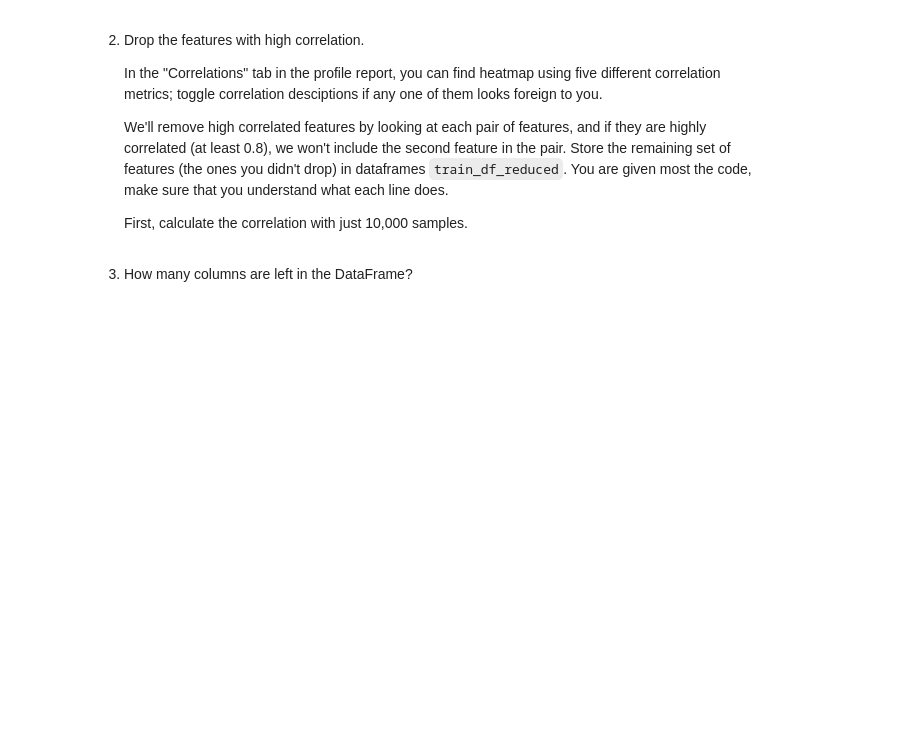
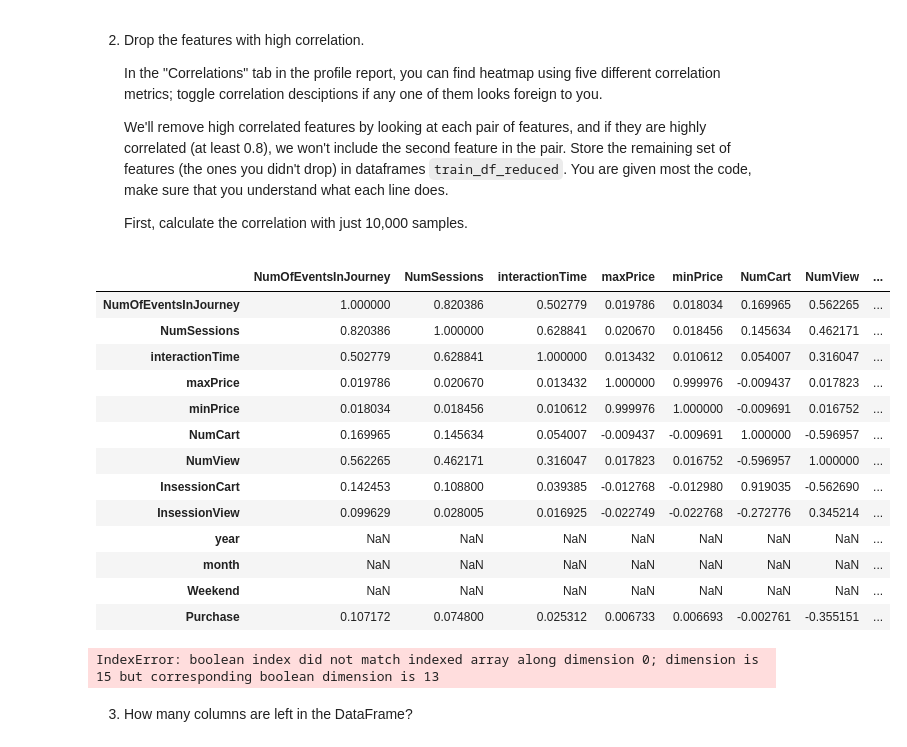
Before and after one commit to draganostojic/MLE-10, a Jupyter notebook: assignments/week-06-supervised-ml/nb/electronics-purchase-prediction.ipynb, the cells around one changed output. Saved outputs shown, nothing was run; the diff lists cells and outputs as text; code cells hidden in the pictures; blank space fills up the shorter version.

```diff
--- a/assignments/week-06-supervised-ml/nb/electronics-purchase-prediction.ipynb
+++ b/assignments/week-06-supervised-ml/nb/electronics-purchase-prediction.ipynb
@@ -143,6 +161,7 @@ Print the shape of the DataFrames to verify the columns were dropped.
 # %%
 assert train_df.shape[1] == 15
 # YOUR CODE HERE
+train_df.drop(columns=['year', 'month', 'Weekend'], inplace=True)
 assert train_df.shape[1] == 12
 # %% [markdown]
 4. Repeat the steps for `test_df`:
@@ -199,7 +243,23 @@ More generally, this can be viewed as a special case of [Occam's razor](https://
     First, calculate the correlation with just 10,000 samples.
 # %%
 train_small_df = train_df.copy().sample(n=int(1e4), random_state=12)
-cor = None # YOUR CODE HERE
+cor = train_small_df.corr() # YOUR CODE HERE
+cor
+# %% [output]
+|  | NumOfEventsInJourney | NumSessions | interactionTime | maxPrice | minPrice | NumCart | NumView | ... |
+| NumOfEventsInJourney | 1.000000 | 0.820386 | 0.502779 | 0.019786 | 0.018034 | 0.169965 | 0.562265 | ... |
+| NumSessions | 0.820386 | 1.000000 | 0.628841 | 0.020670 | 0.018456 | 0.145634 | 0.462171 | ... |
+| interactionTime | 0.502779 | 0.628841 | 1.000000 | 0.013432 | 0.010612 | 0.054007 | 0.316047 | ... |
+| maxPrice | 0.019786 | 0.020670 | 0.013432 | 1.000000 | 0.999976 | -0.009437 | 0.017823 | ... |
+| minPrice | 0.018034 | 0.018456 | 0.010612 | 0.999976 | 1.000000 | -0.009691 | 0.016752 | ... |
+| NumCart | 0.169965 | 0.145634 | 0.054007 | -0.009437 | -0.009691 | 1.000000 | -0.596957 | ... |
+| NumView | 0.562265 | 0.462171 | 0.316047 | 0.017823 | 0.016752 | -0.596957 | 1.000000 | ... |
+| InsessionCart | 0.142453 | 0.108800 | 0.039385 | -0.012768 | -0.012980 | 0.919035 | -0.562690 | ... |
+| InsessionView | 0.099629 | 0.028005 | 0.016925 | -0.022749 | -0.022768 | -0.272776 | 0.345214 | ... |
+| year | NaN | NaN | NaN | NaN | NaN | NaN | NaN | ... |
+| month | NaN | NaN | NaN | NaN | NaN | NaN | NaN | ... |
+| Weekend | NaN | NaN | NaN | NaN | NaN | NaN | NaN | ... |
+| Purchase | 0.107172 | 0.074800 | 0.025312 | 0.006733 | 0.006693 | -0.002761 | -0.355151 | ... |
 # %%
 import numpy as np
 
@@ -210,6 +270,8 @@ for i in range(cor.shape[0] - 1):
             keep_columns[j] = False
 selected_columns = train_df.columns[keep_columns]
 train_df_reduced = train_df[selected_columns]
+# %% [output]
+IndexError: boolean index did not match indexed array along dimension 0; dimension is 15 but corresponding boolean dimension is 13
 # %%
 print(selected_columns)
 # %% [markdown]
```
Also changed, not shown: parts of 8 cells of this notebook, 1 other file.
